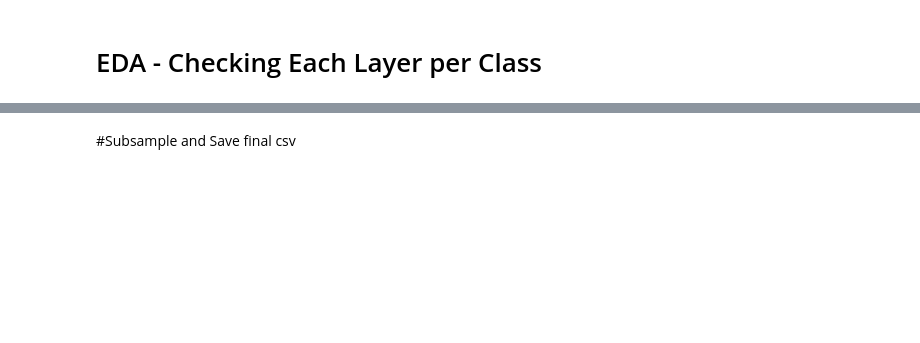
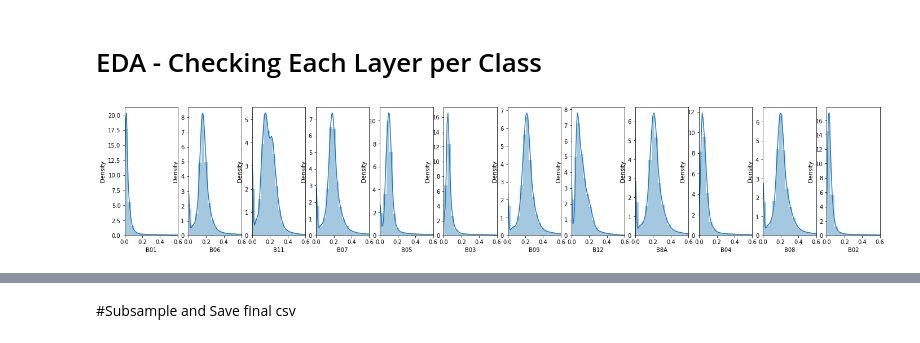
Before and after one commit to MudSnail/Land_Cover_Classification, a Jupyter notebook: EDA.ipynb, the cells around one changed output, grey strips where cells are left out. Cells and saved outputs as stored; diff of their text form; code cells hidden in the pictures; blank space fills up the shorter version.

```diff
--- a/EDA.ipynb
+++ b/EDA.ipynb
@@ -107,23 +107,25 @@ def plot_class_distributions(x, y, z):
   Output: Skewness distribution plots per each layer for the class specified
   """
   #Select Class and drop column
-  selected_class = merged_data.loc[merged_data['Class'] == x]
-  selected_class = merged_data.drop('Class', axis = 1)
+  selected_class = sample.loc[sample['Class'] == x]
+  selected_class = sample.drop('Class', axis = 1)
 
   #exctract column values, identify number of columns and rows
   l = selected_class.columns.values
-  number_of_columns=10
+  number_of_columns=12
   number_of_rows = len(l)-1/number_of_columns
 
   #plot distribution skewness figure for each column
   plt.figure(figsize=(2*number_of_columns,5*number_of_rows))
   for i in range(0,len(l)):
     plt.subplot(number_of_rows + 1,number_of_columns,i+1)
-    sns.distplot(merged_data[l[i]],kde=True)
+    sns.distplot(selected_class[l[i]],kde=True)
     #Set x axis limits
     plt.xlim([y,z])
 # %%
 #Check skewness of Class 1
-plot_class_distributions(1, 0, 0.4)
+plot_class_distributions(1,0,0.6)
+# %% [output]
+[figure, added]
 # %%
 #Check skewness of Class 2
```
Also changed, not shown: parts of 22 cells of this notebook.
